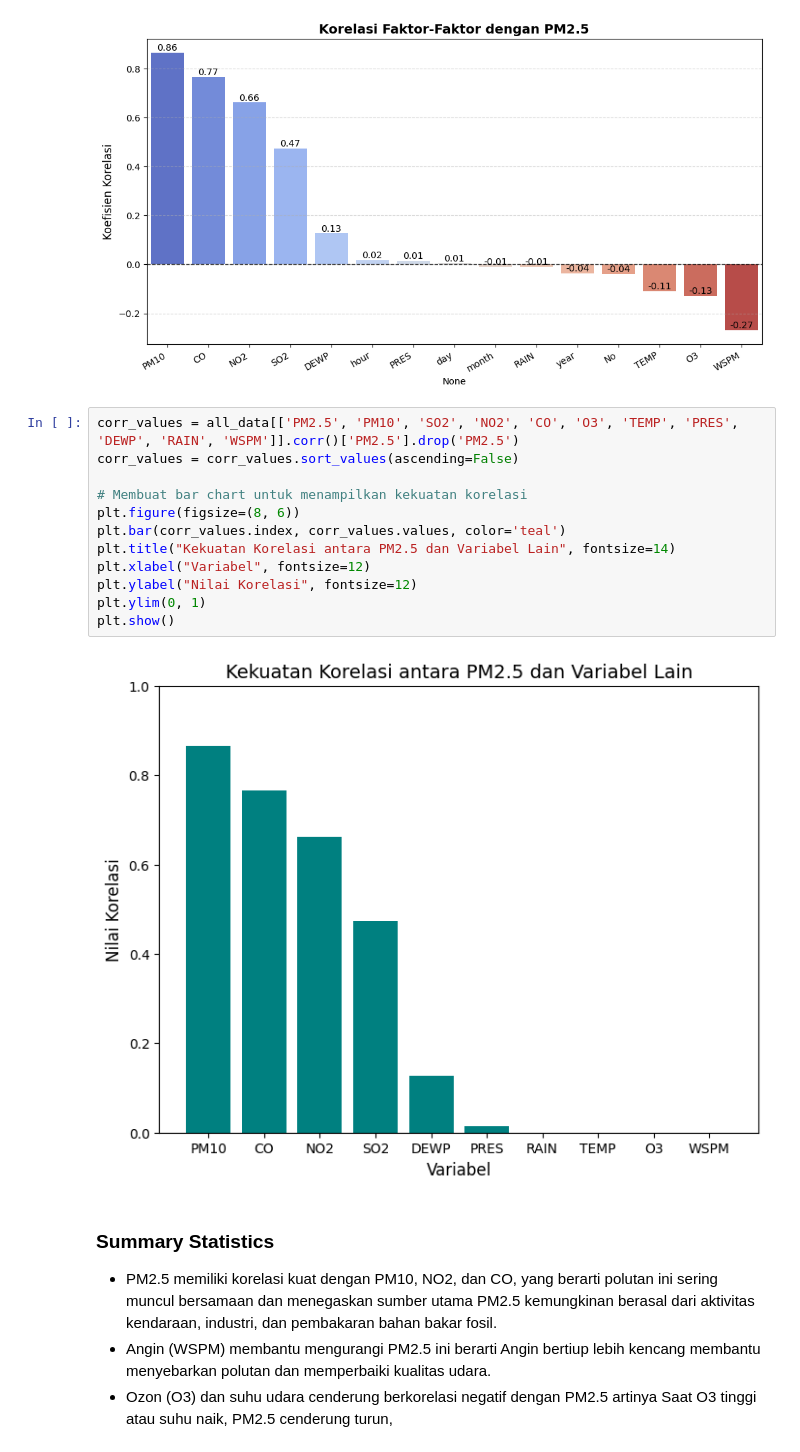
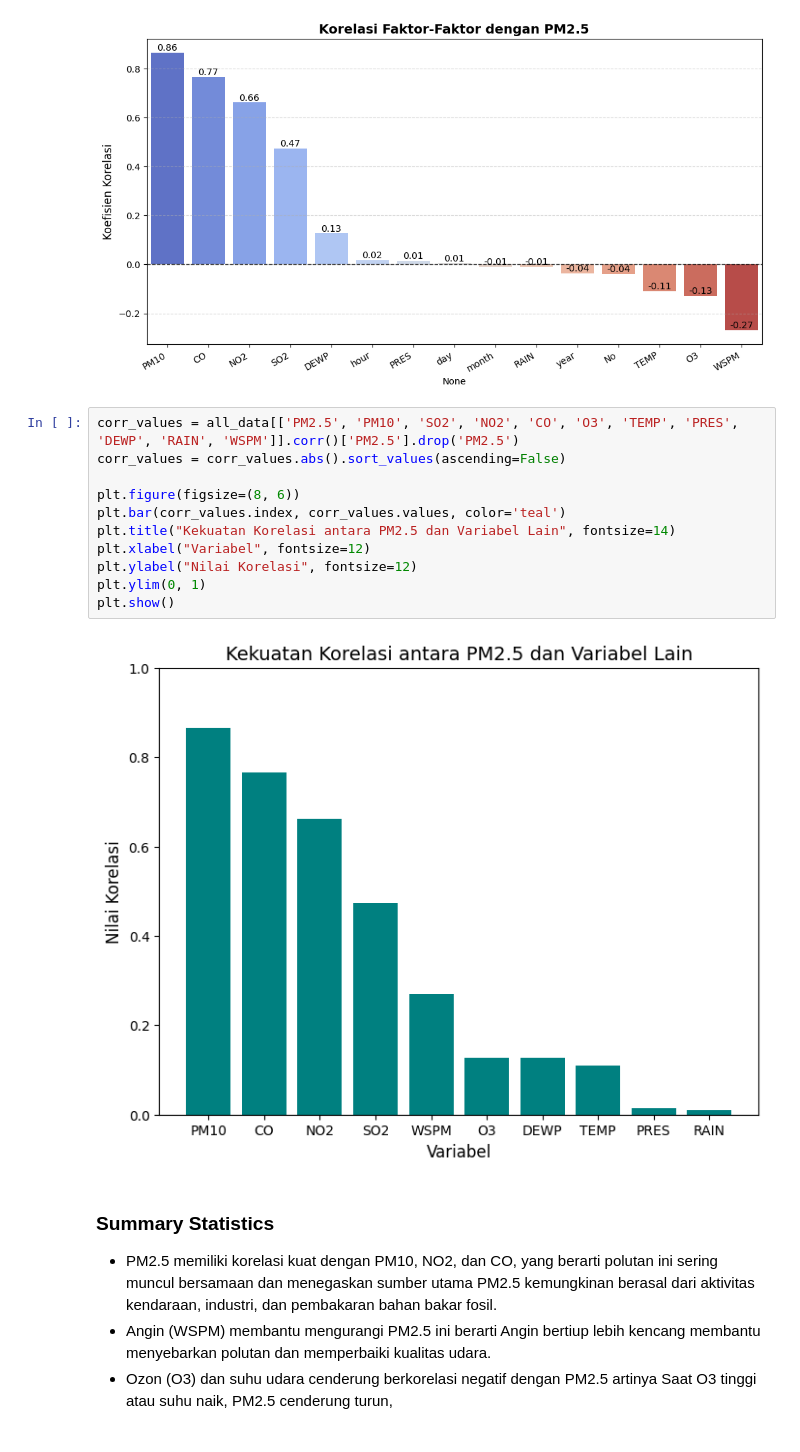
Before and after one commit to Yoelptr/analisis-data-dicoding, a Jupyter notebook: Proyek_Analisis_Data-dicoding.ipynb, the cells around one changed output. Saved outputs shown, nothing was run; the diff lists cells and outputs as text.

```diff
--- a/Proyek_Analisis_Data-dicoding.ipynb
+++ b/Proyek_Analisis_Data-dicoding.ipynb
@@ -605,18 +609,17 @@ Passing `palette` without assigning `hue` is deprecated and will be removed in v
 [figure]
 # %%
 corr_values = all_data[['PM2.5', 'PM10', 'SO2', 'NO2', 'CO', 'O3', 'TEMP', 'PRES', 'DEWP', 'RAIN', 'WSPM']].corr()['PM2.5'].drop('PM2.5')
-corr_values = corr_values.sort_values(ascending=False)
+corr_values = corr_values.abs().sort_values(ascending=False)
 
-# Membuat bar chart untuk menampilkan kekuatan korelasi
 plt.figure(figsize=(8, 6))
 plt.bar(corr_values.index, corr_values.values, color='teal')
 plt.title("Kekuatan Korelasi antara PM2.5 dan Variabel Lain", fontsize=14)
 plt.xlabel("Variabel", fontsize=12)
 plt.ylabel("Nilai Korelasi", fontsize=12)
 plt.ylim(0, 1)
 plt.show()
 # %% [output]
-[figure, old version]
+[figure, new version]
 # %% [markdown]
 ### Summary Statistics
 - PM2.5 memiliki korelasi kuat dengan PM10, NO2, dan CO, yang berarti polutan ini sering muncul bersamaan dan menegaskan sumber utama PM2.5 kemungkinan berasal dari aktivitas kendaraan, industri, dan pembakaran bahan bakar fosil.
```
Also changed, not shown: parts of 8 cells of this notebook, 1 other file.
